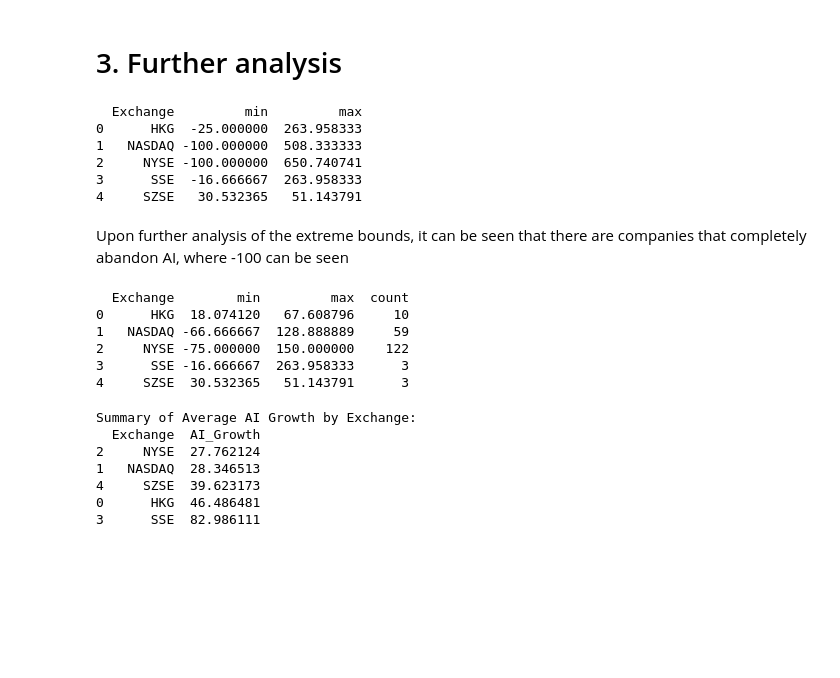
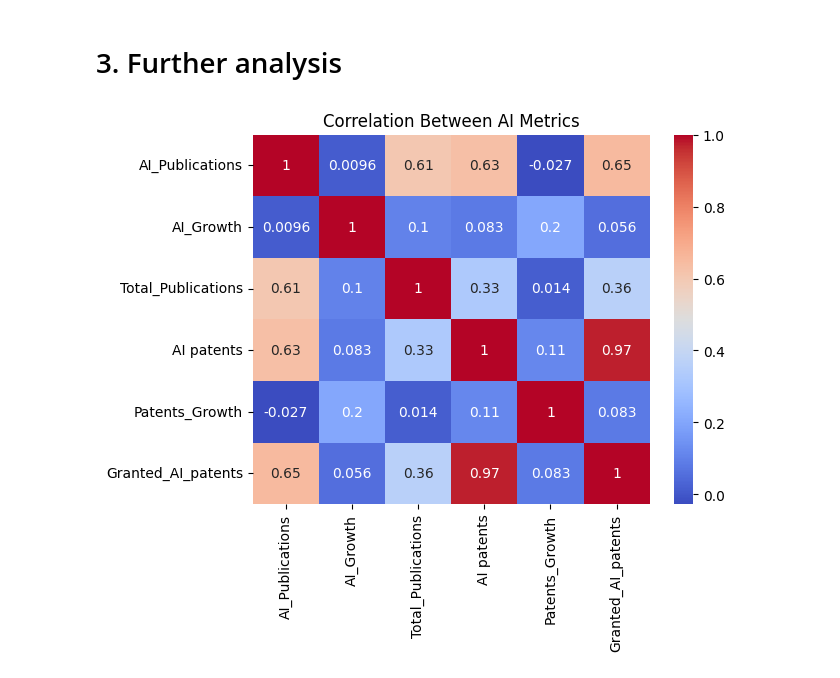
Before and after one commit to RandallCher/Business-AI-Decision-Making, a Jupyter notebook: Main.ipynb, the cells around one changed output. Saved outputs shown, nothing was run; the diff lists cells and outputs as text; code cells hidden in the pictures; blank space fills up the shorter version.

```diff
--- a/Main.ipynb
+++ b/Main.ipynb
@@ -152,65 +174,12 @@ SZSE and SSE although they have high AI growth rate at 39.62% and 82.99% respect
 # %% [markdown]
 # 3. Further analysis
-# %%
-exchange_ai_growth = df_unique_listings.groupby('Exchange')['AI_Growth']
-ai_growth_extremes = exchange_ai_growth.agg(['min', 'max']).reset_index()
-
-print(ai_growth_extremes)
-# %% [output]
-  Exchange         min         max
-0      HKG  -25.000000  263.958333
-1   NASDAQ -100.000000  508.333333
-2     NYSE -100.000000  650.740741
-3      SSE  -16.666667  263.958333
-4     SZSE   30.532365   51.143791
-# %% [markdown]
-Upon further analysis of the extreme bounds, it can be seen that there are companies that completely abandon AI, where -100 can be seen
-# %%
-# Define a function to remove outliers per group
-def remove_outliers(group):
-    """
-        Removes outliers from a group based on the Interquartile Range (IQR) method by filtering values that lie outside 1.5 times the IQR below Q1 or above Q3.
-    """
-    Q1 = group.quantile(0.25)
-    Q3 = group.quantile(0.75)
-    IQR = Q3 - Q1
-    lower_bound = Q1 - 1.5 * IQR
-    upper_bound = Q3 + 1.5 * IQR
-    return group[(group >= lower_bound) & (group <= upper_bound)]
-
-# Remove outliers from AI_Growth within each Exchange and those that completely abandon AI
-
-df_filtered = df_unique_listings[df_unique_listings["AI_Growth"] > -100]  # First remove the abandoned AI (-100)
-df_filtered.loc[:, "AI_Growth"] = df_filtered.groupby("Exchange")["AI_Growth"].transform(remove_outliers)
-
-
-
-# print(df_filtered.head())
-
-
-# min and max AI_Growth after outlier removal
-ai_growth_extremes_filtered = df_filtered.groupby('Exchange')['AI_Growth'].agg(['min', 'max', 'count']).reset_index()
-print(ai_growth_extremes_filtered)
-# %% [output]
-  Exchange        min         max  count
-0      HKG  18.074120   67.608796     10
-1   NASDAQ -66.666667  128.888889     59
-2     NYSE -75.000000  150.000000    122
-3      SSE -16.666667  263.958333      3
-4     SZSE  30.532365   51.143791      3
-# %%
-summary = df_filtered.groupby('Exchange')['AI_Growth'].mean().reset_index()
-
-# 6. Sort the summary by average AI_Growth
-summary = summary.sort_values('AI_Growth')
-
-print("Summary of Average AI Growth by Exchange:")
-print(summary)
-# %% [output]
-Summary of Average AI Growth by Exchange:
-  Exchange  AI_Growth
-2     NYSE  27.762124
-1   NASDAQ  28.346513
-4     SZSE  39.623173
-0      HKG  46.486481
-3      SSE  82.986111
+# %%
+ai_metrics = ["AI_Publications", "AI_Growth", "Total_Publications", "AI patents",
+              "Patents_Growth", "Granted_AI_patents"]
+
+corr_matrix = df_filtered[ai_metrics].corr()
+sns.heatmap(corr_matrix, annot=True, cmap="coolwarm")
+plt.title("Correlation Between AI Metrics")
+plt.show()
+# %% [output]
+[figure, added]
```
Also changed, not shown: parts of 13 cells of this notebook, 1 other file.
